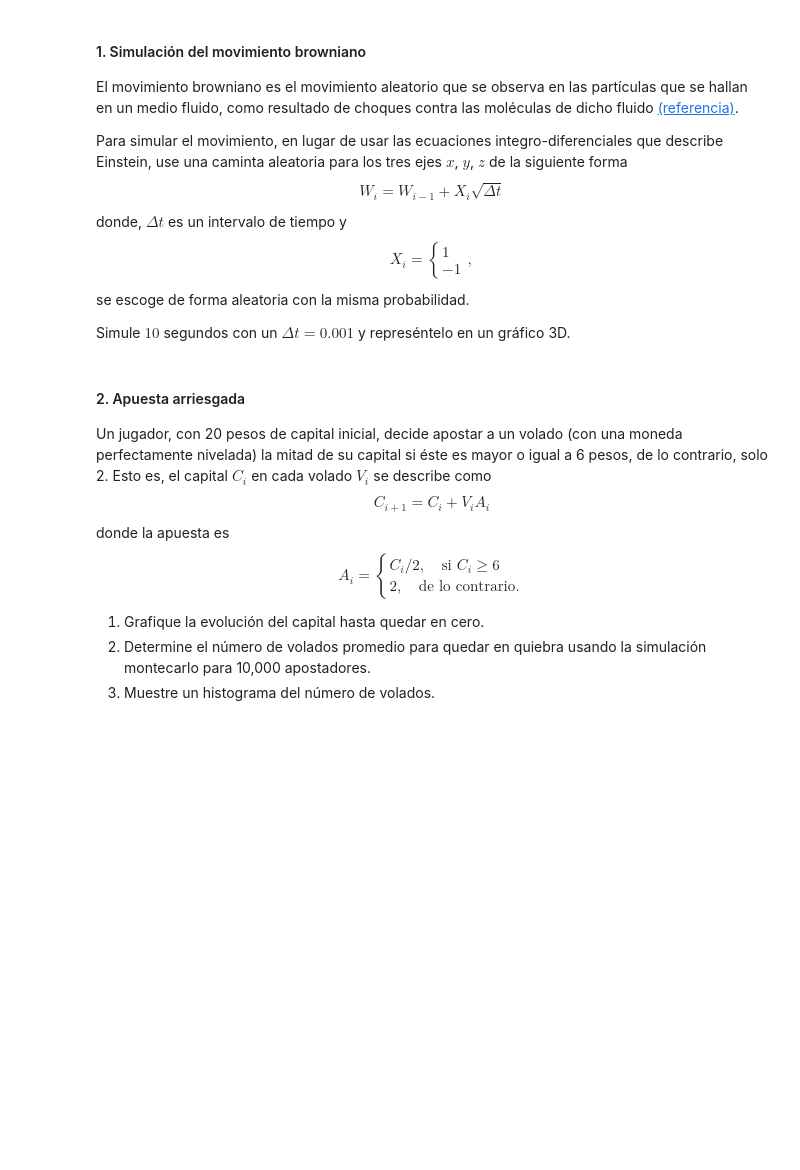
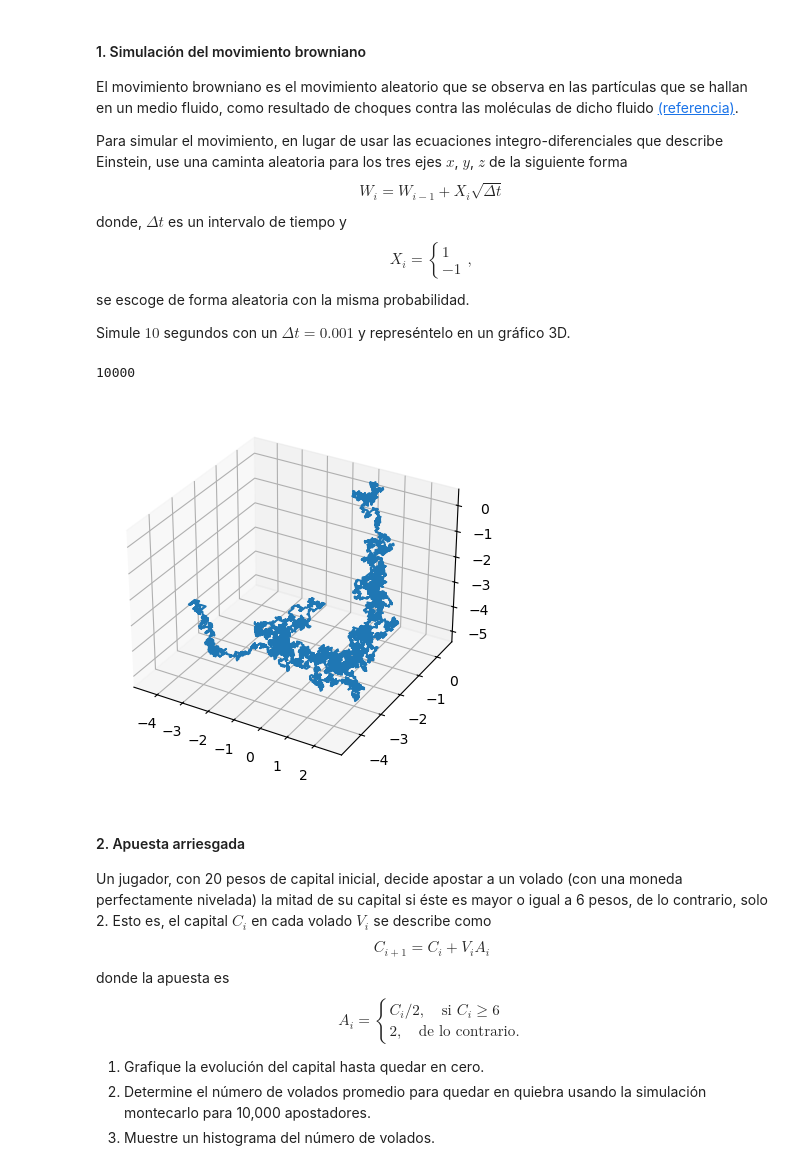
Before and after one commit to Maulpzco/MLC_2024, a Jupyter notebook: Tarea - Caminata aleatoria Mauricio .ipynb, the cells around one changed output. Drawn from its saved outputs; the diff is of its cells as text; code cells hidden in the pictures; blank space fills up the shorter version.

```diff
--- a/Tarea - Caminata aleatoria Mauricio .ipynb
+++ b/Tarea - Caminata aleatoria Mauricio .ipynb
@@ -21,6 +21,38 @@ $$
 se escoge de forma aleatoria con la misma probabilidad.
 
 Simule $10$ segundos con un $\Delta t=0.001$ y represéntelo en un gráfico 3D.
+# %%
+import numpy as np
+import matplotlib.pyplot as plt
+
+T = 10
+deltaT = .001
+No = int(T / deltaT)
+
+No
+# %% [output]
+10000
+# %%
+W_x = np.zeros(NoP)
+W_y = np.zeros(NoP)
+W_z = np.zeros(NoP)
+
+
+for i in range(1, No):
+    Xix = np.random.choice([-1, 1])
+    Xiy = np.random.choice([-1, 1])
+    Xiz = np.random.choice([-1, 1])
+    W_x[i] = W_x[i-1] + Xix * np.sqrt(deltaT)
+    W_y[i] = W_y[i-1] + Xiy * np.sqrt(deltaT)
+    W_z[i] = W_z[i-1] + Xiz * np.sqrt(deltaT)
+
+graf = plt.figure()
+ax = graf.add_subplot(projection = "3d")
+ax.plot(W_x, W_y, W_z)
+
+plt.show()
+# %% [output]
+[figure, added]
 # %% [markdown]
 #### 2. Apuesta arriesgada
 
```
Also changed, not shown: parts of 3 cells of this notebook.
